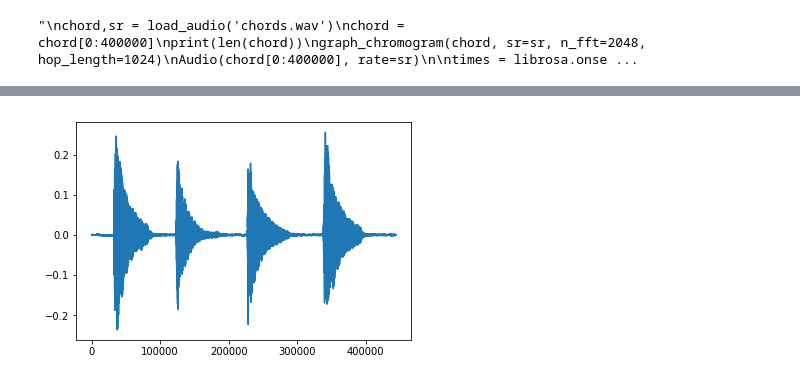
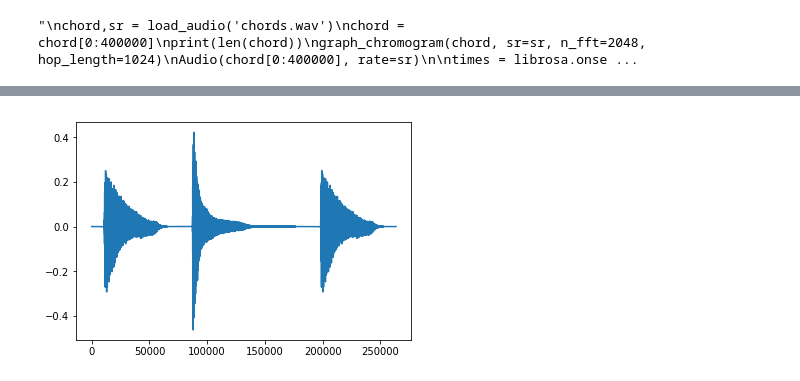
Before and after one commit to MichaelCuevas/automated-roman-numeral-analysis, a Jupyter notebook: chord_test.ipynb, the cells around one changed output, grey strips where cells are left out. Cells and saved outputs as stored; diff of their text form; code cells hidden in the pictures.

```diff
--- a/chord_test.ipynb
+++ b/chord_test.ipynb
@@ -622,10 +622,25 @@ CHORD AT SAMPLE NUMBER: 326145
 
 ['E_m_' 'B_o_' 'A_m_']
 "\nchord,sr = load_audio('chords.wav')\nchord = chord[0:400000]\nprint(len(chord))\ngraph_chromogram(chord, sr=sr, n_fft=2048, hop_length=1024)\nAudio(chord[0:400000], rate=sr)\n\ntimes = librosa.onse ...
+# %%
+base = './UMAPiano-DB-Poly-4/chords/UMAPiano-DB-'
+base3 =  './UMAPiano-DB-Poly-3/chords/UMAPiano-DB-'
+end = '-NO-F.wav'
+chord1 = 'A3C5E5'
+chord2 = 'E5G6Bb6C7'
+chord3 = 'A3C5E5'
+path = base3 + chord1 + end
+path2 = base + chord2 + end
+path3 = base3 + chord3 + end
 # %%
-path = './Audio/I-IV-V-I.wav'
+path4 = './Audio/I-IV-V-I.wav'
+chord1, sr = load_audio(path)
+chord2, sr = load_audio(path2)
+chord3, sr = load_audio(path3)
 sig_type = 'piano'
-chord, sr = load_audio(path)
+#chord, sr = load_audio(path4)
+chord = np.append(chord1, chord2)
+chord = np.append(chord, chord3)
 display(Audio(chord, rate=sr))
 
 plt.figure(100)
@@ -637,37 +652,48 @@ energies = np.zeros(len(times))
 for i in range(len(times)):
     energies[i] = np.abs(chord[times[i]])
 
-print(energies)
-times = times[energies>=(.1*np.mean(energies))]
-print(times)
+#print(energies)
+#times = times[energies>=(.1*np.mean(energies))]
+#print(times)
 chord_progression = np.zeros(shape=(len(times),12))
 counter = 0
 
 # for each onset (chord) detected
+white_noise = []
 for i in times:
     # calculate magnitude spectrogram with values up to nyquist frequency and plot
-    spec = magnitude_spectrogram(chord[i:i+6100], sr)
-    plot_fft(spec, sr)
+    window_size = 6100
+    spec = magnitude_spectrogram(chord[i:i+window_size], sr)
+    sf = librosa.feature.spectral_flatness(y=chord[i:i+window_size], n_fft=window_size+1, hop_length=window_size+1)
+    print(sf)
+    if(sf <= 10**-3):
+        white_noise.append(counter)
 
-    # use HPS algorithm to reduce overtones
-    if(sig_type == 'guitar'):
-        hps = hps_guitar(spec)
-    else:
-        hps = hps_piano(spec)
+        plot_fft(spec, sr)
 
-    # plot HPS output
-    plot_hps(hps, sr, sig_type)
-    v = chromagram(hps,sig_type)
-    chord_progression[counter,:] = v
-    # output information about chord analysis
+        # use HPS algorithm to reduce overtones
+        if(sig_type == 'guitar'):
+            hps = hps_guitar(spec)
+        else:
+            hps = hps_piano(spec)
 
-    Nf = np.shape(hps)[0]
-    indices = np.argsort(hps)
-    if(sig_type == 'guitar'):
-        indices = indices*((sr/16)/Nf)
-    else:
-        indices = indices*((sr/4)/Nf)
-    length = np.shape(indices)[0]
+        # plot HPS output
+        plot_hps(hps, sr, sig_type)
+        v = chromagram(hps,sig_type)
+        chord_progression[counter,:] = v
+        # output information about chord analysis
+
+        Nf = np.shape(hps)[0]
+        indices = np.argsort(hps)
+        if(sig_type == 'guitar'):
+            indices = indices*((sr/16)/Nf)
+        else:
+            indices = indices*((sr/4)/Nf)
+        length = np.shape(indices)[0]
+        counter = counter + 1
+
+    # for testing purposes
+    '''
     indexName = ''
     print("\nCHORD AT SAMPLE NUMBER: " + str(i+1) + "\n")
     for j in range(10):
@@ -680,18 +706,18 @@ for i in times:
         else:
             indexName = str(j+1) + "th "
         print(indexName + "largest value: " + str(indices[length-1-j]) + "\n")
+    '''
 
-    counter = counter + 1
-
+chord_progression = chord_progression[white_noise,:]
 labels = knn(training_chord_set, training_chord_labels,chord_progression, 'cosine',1)
 chord_names = [None] * len(labels)
 for i in range(len(labels)):
     chord_names[i] = chord_dictionary[str(int(labels[i]))]
 chord_names = np.array(chord_names)
-print(chord_names)
+#print(chord_names)
 key_time = create_key_time_vector(chord_names)
 print(key_time)
 key = ks(key_time)
-print('Key: ',key)
+print('Key: ',key,', Progression: ', chord_names)
 # %% [output]
 [interactive output not drawn]
@@ -701 +726 @@ print('Key: ',key)
-[figure, old version]
+[figure, new version]
```
Also changed, not shown: parts of 1 cell of this notebook, 1 other file.
